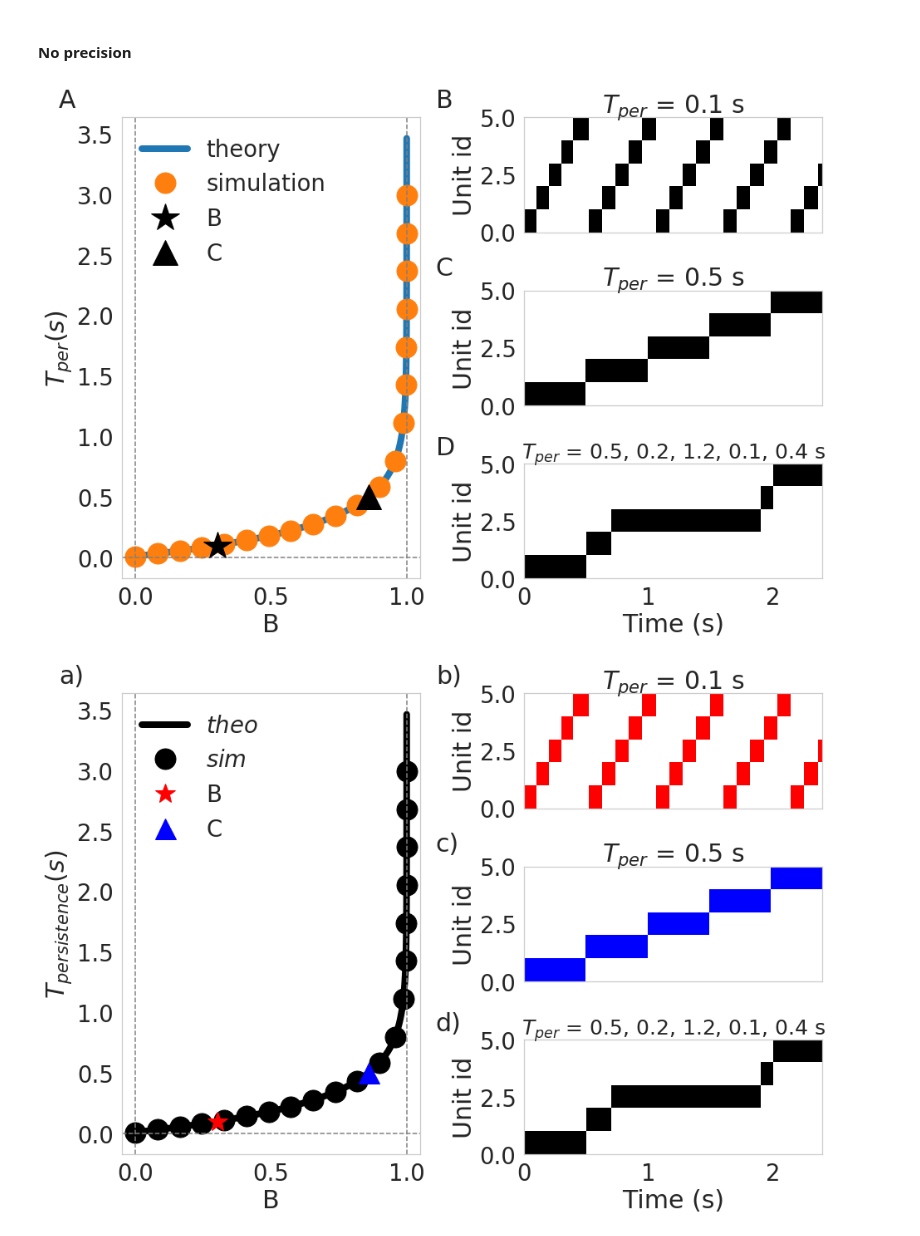
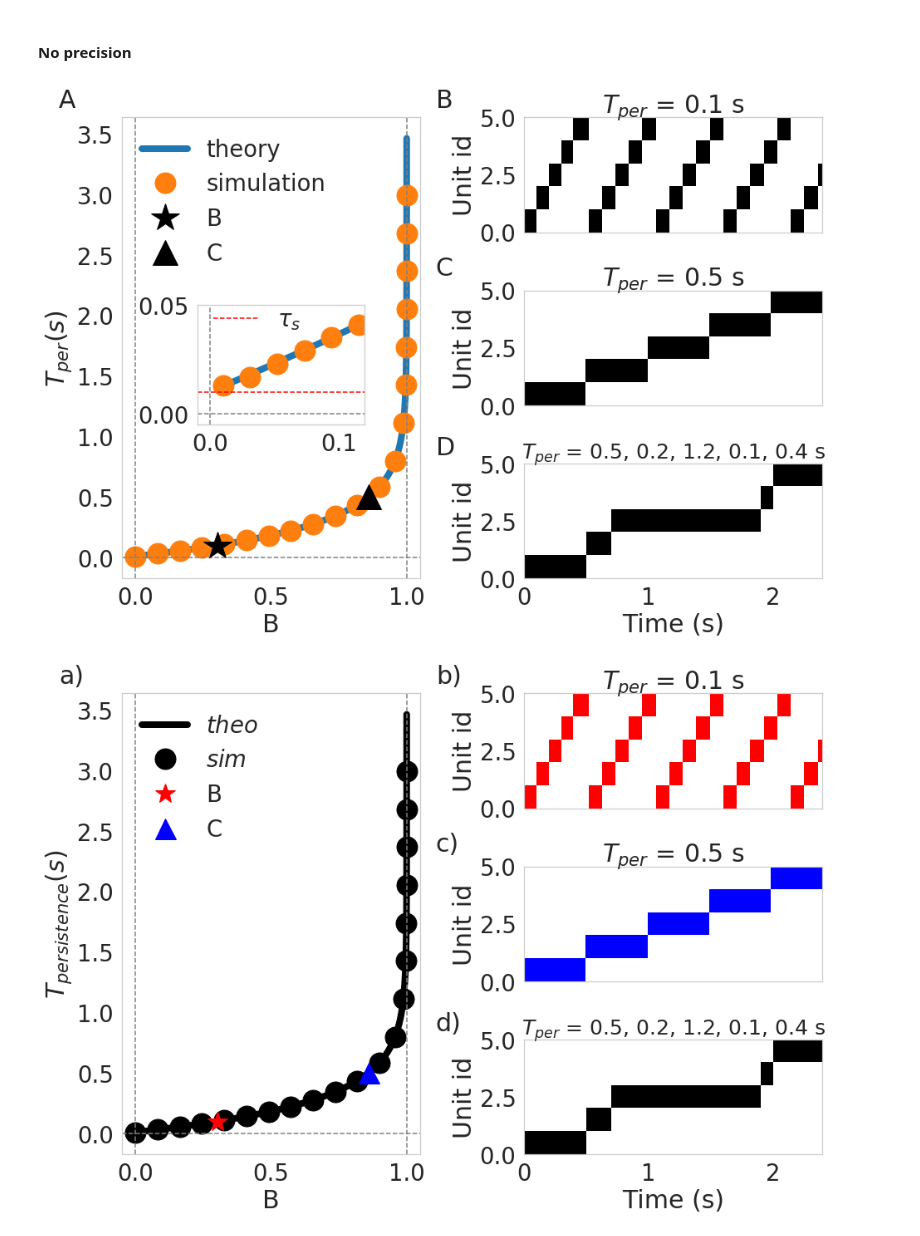
Before and after one commit to h-mayorquin/sequence_learning_paper, a Jupyter notebook: jupyter/2018-09-09(Scaling image).ipynb, the cells around one changed output. Cells and saved outputs as stored; diff of their text form; code cells hidden in the pictures.

```diff
--- a/jupyter/2018-09-09(Scaling image).ipynb
+++ b/jupyter/2018-09-09(Scaling image).ipynb
@@ -696,6 +741,22 @@ ax.plot(B2, 0.500, '^', color='black', ms=ms + 15, label='C')
 
 ax.legend(frameon=False, loc=2);
 
+# The inset
+left, bottom, width, height = [0.215, 0.4, 0.2, 0.2]
+ax_inset = fig.add_axes([left, bottom, width, height])
+
+
+ax_inset.plot(B_small_theo, T_small_theo, lw=lw, color=colors[0]);
+ax_inset.plot(B_sim_small, T_sim_small, 'o', color=colors[1], ms=ms + 10)
+
+ax_inset.set_xlim([-0.010, 0.12])
+ax_inset.set_ylim([-0.005, 0.050])
+
+ax_inset.axhline(0, ls='--', color='gray')
+ax_inset.axvline(0, ls='--', color='gray')
+ax_inset.axhline(tau_s, ls='--', color='red', label=r'$\tau_s$');
+
+ax_inset.legend(frameon=False, loc=(0.040, 0.70))
 
 # First example
 ax1 = fig.add_subplot(gs[0, 1])
@@ -724,35 +785,35 @@ ax2.xaxis.set_ticklabels([])
 
 # Variable time
 ax3 = fig.add_subplot(gs[2, 1])
 extent = [0, T_saved, 0, minicolumns]
 ax3.imshow(o3, cmap=cmap, origin='lower', aspect='auto', extent=extent)
 
 ax3.set_xlabel('Time (s)')
 ax3.set_ylabel('Unit id')
 aux_text = '0.5, 0.2, 1.2, 0.1, 0.4 s'
 ax3.set_title(r'$T_{per}$ = ' + aux_text, fontsize=25)
 
 
 if not show_units:
     ax2.xaxis.set_ticklabels([])
     ax2.yaxis.set_ticklabels([])
 
 
 if captions:
     size = 30
     fig.text(0.05, 0.93, 'A', size=size)
     fig.text(0.50, 0.93, 'B', size=size)
     fig.text(0.50, 0.65, 'C', size=size)
     fig.text(0.50, 0.35, 'D', size=size)
 
-if save:
+if True:
     directory = '../plot_producers/'
     file_name = 'persistent_times'
     format_string = '.pdf'
     string_to_save = directory + file_name + format_string
     fig.savefig(string_to_save, frameon=False, dpi=110, bbox_inches='tight')
 # %% [output]
-[figure, old version]
+[figure, new version]
 # %%
 sns.set(font_scale=2.5)
 sns.set_style("whitegrid", {'axes.grid': False})
```
Also changed, not shown: parts of 20 cells of this notebook, 12 other files.
